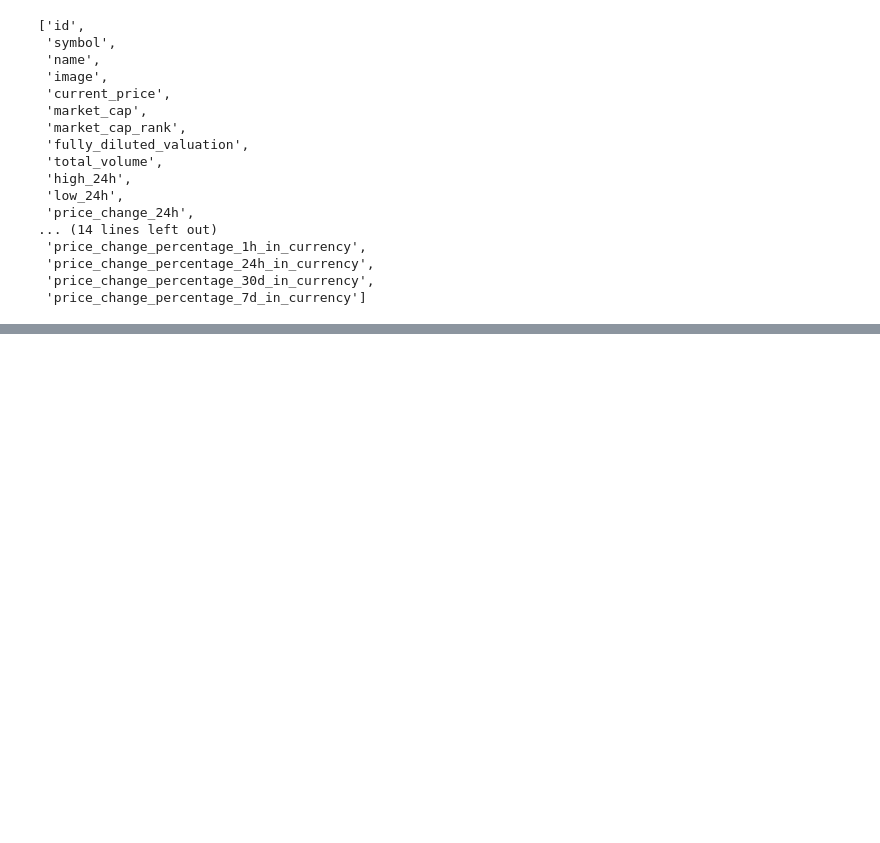
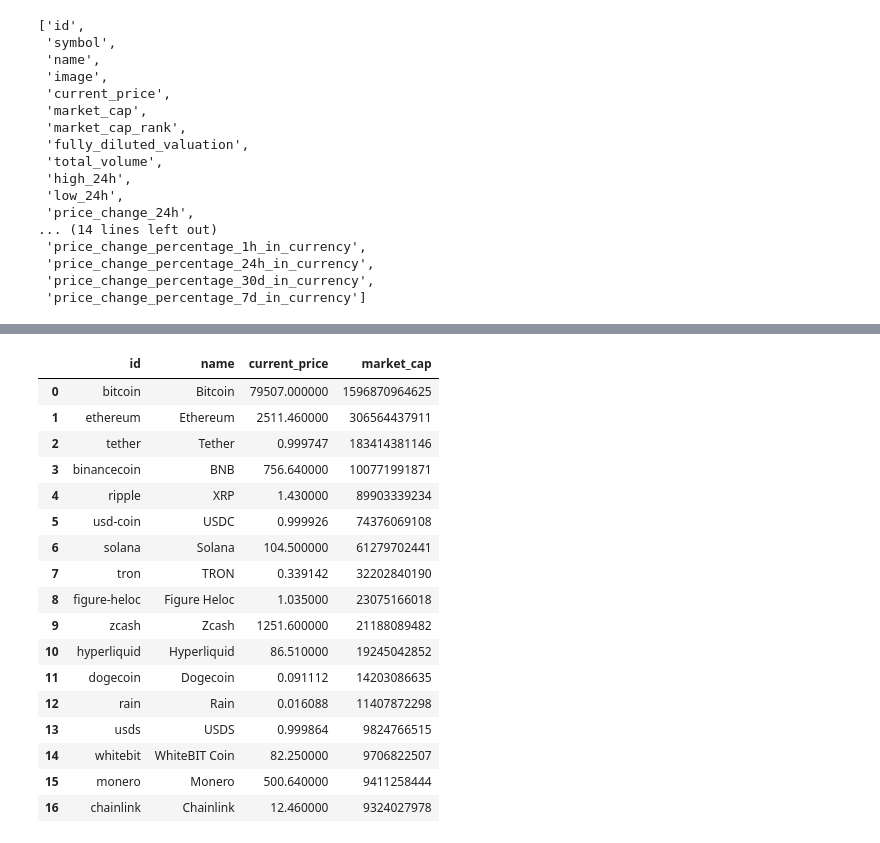
Before and after one commit to greeshavaishnavi09/Advanced_Multi_Source_Pipeline, a Jupyter notebook: research/01_multi_source_pipeline.ipynb, the cells around one changed output, grey strips where cells are left out. Saved outputs shown, nothing was run; the diff lists cells and outputs as text; code cells hidden in the pictures; blank space fills up the shorter version.

```diff
--- a/research/01_multi_source_pipeline.ipynb
+++ b/research/01_multi_source_pipeline.ipynb
@@ -111,0 +445,20 @@ crypto_raw.columns.tolist()
+# %%
+# IQR OUTLIER DETECTION FUNCTION
+
+
+def detect_iqr_outliers(df, column):
+
+    Q1 = df[column].quantile(0.25)
+    Q3 = df[column].quantile(0.75)
+
+    IQR = Q3 - Q1
+
+    lower_bound = Q1 - 1.5 * IQR
+    upper_bound = Q3 + 1.5 * IQR
+
+    outliers = df[
+        (df[column] < lower_bound) |
+        (df[column] > upper_bound)
+    ]
+
+    return outliers, lower_bound, upper_bound
@@ -111,0 +520,34 @@ crypto_raw.columns.tolist()
+# %%
+# INSPECT MARKET CAP OUTLIERS
+
+
+market_cap_outliers, lower_bound, upper_bound = detect_iqr_outliers(
+    crypto_clean,
+    "market_cap"
+)
+
+market_cap_outliers[
+    ["id", "name", "current_price", "market_cap"]
+].sort_values(
+    "market_cap",
+    ascending=False
+)
+# %% [output]
+|  | id | name | current_price | market_cap |
+| 0 | bitcoin | Bitcoin | 79507.000000 | 1596870964625 |
+| 1 | ethereum | Ethereum | 2511.460000 | 306564437911 |
+| 2 | tether | Tether | 0.999747 | 183414381146 |
+| 3 | binancecoin | BNB | 756.640000 | 100771991871 |
+| 4 | ripple | XRP | 1.430000 | 89903339234 |
+| 5 | usd-coin | USDC | 0.999926 | 74376069108 |
+| 6 | solana | Solana | 104.500000 | 61279702441 |
+| 7 | tron | TRON | 0.339142 | 32202840190 |
+| 8 | figure-heloc | Figure Heloc | 1.035000 | 23075166018 |
+| 9 | zcash | Zcash | 1251.600000 | 21188089482 |
+| 10 | hyperliquid | Hyperliquid | 86.510000 | 19245042852 |
+| 11 | dogecoin | Dogecoin | 0.091112 | 14203086635 |
+| 12 | rain | Rain | 0.016088 | 11407872298 |
+| 13 | usds | USDS | 0.999864 | 9824766515 |
+| 14 | whitebit | WhiteBIT Coin | 82.250000 | 9706822507 |
+| 15 | monero | Monero | 500.640000 | 9411258444 |
+| 16 | chainlink | Chainlink | 12.460000 | 9324027978 |
```
Also changed, not shown: parts of 47 cells of this notebook, 1 other file.
